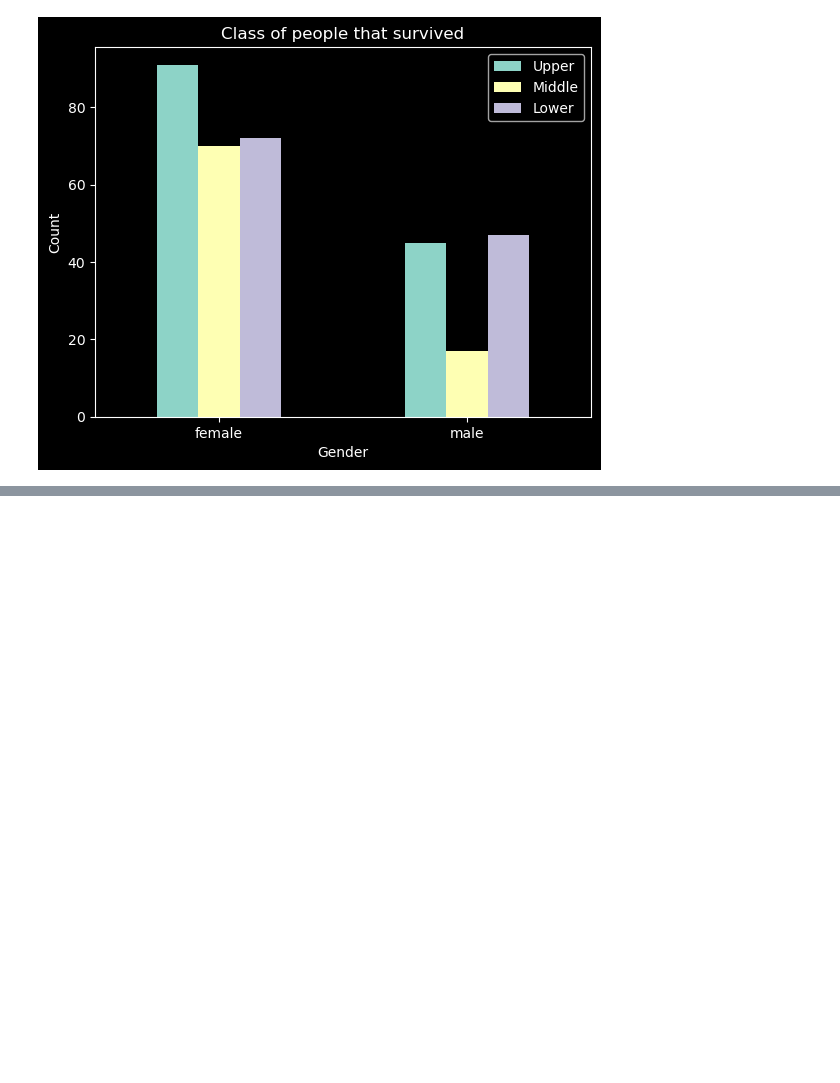
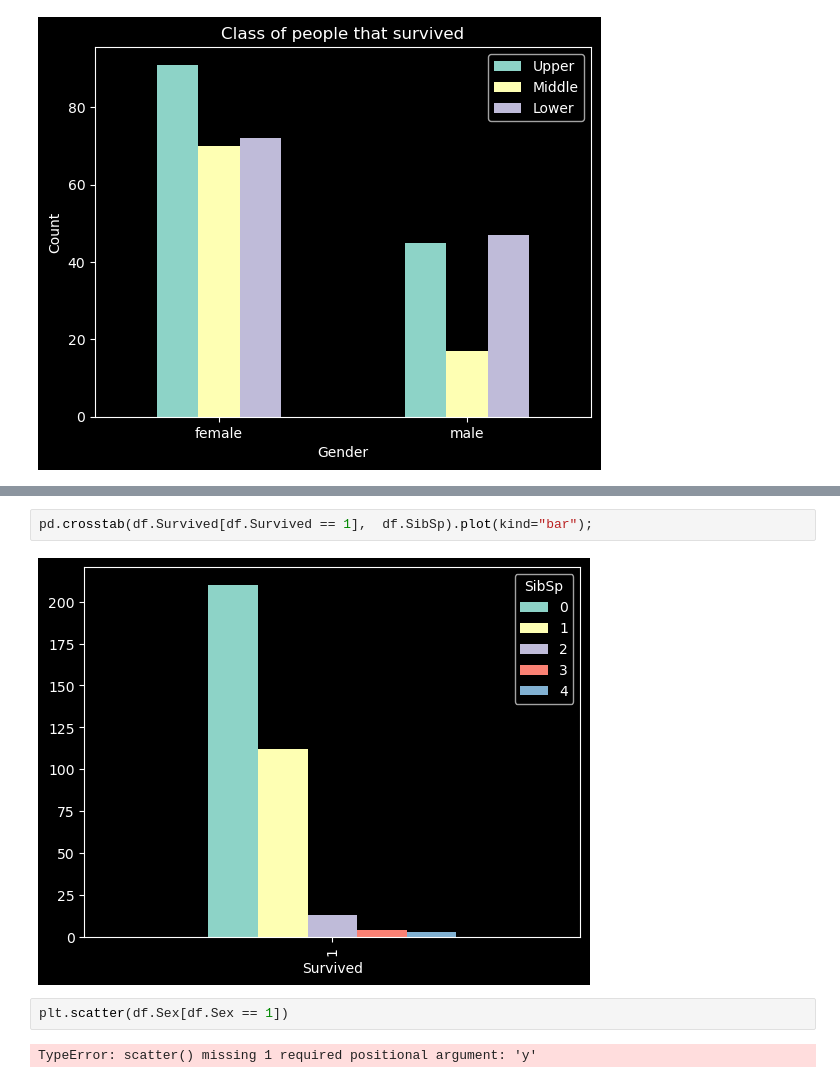
Before and after one commit to msnkr/kaggle_comps, a Jupyter notebook: Titanic - Machine Learning from Disaster/Untitled.ipynb, the cells around one changed output, grey strips where cells are left out. Saved outputs shown, nothing was run; the diff lists cells and outputs as text; blank space fills up the shorter version.

```diff
--- a/Titanic - Machine Learning from Disaster/Untitled.ipynb
+++ b/Titanic - Machine Learning from Disaster/Untitled.ipynb
@@ -104,0 +135,8 @@ plt.title("Class of people that survived");
+# %%
+pd.crosstab(df.Survived[df.Survived == 1],  df.SibSp).plot(kind="bar");
+# %% [output]
+[figure, added]
+# %%
+plt.scatter(df.Sex[df.Sex == 1])
+# %% [output]
+TypeError: scatter() missing 1 required positional argument: 'y'
```
Also changed, not shown: parts of 2 cells of this notebook.
